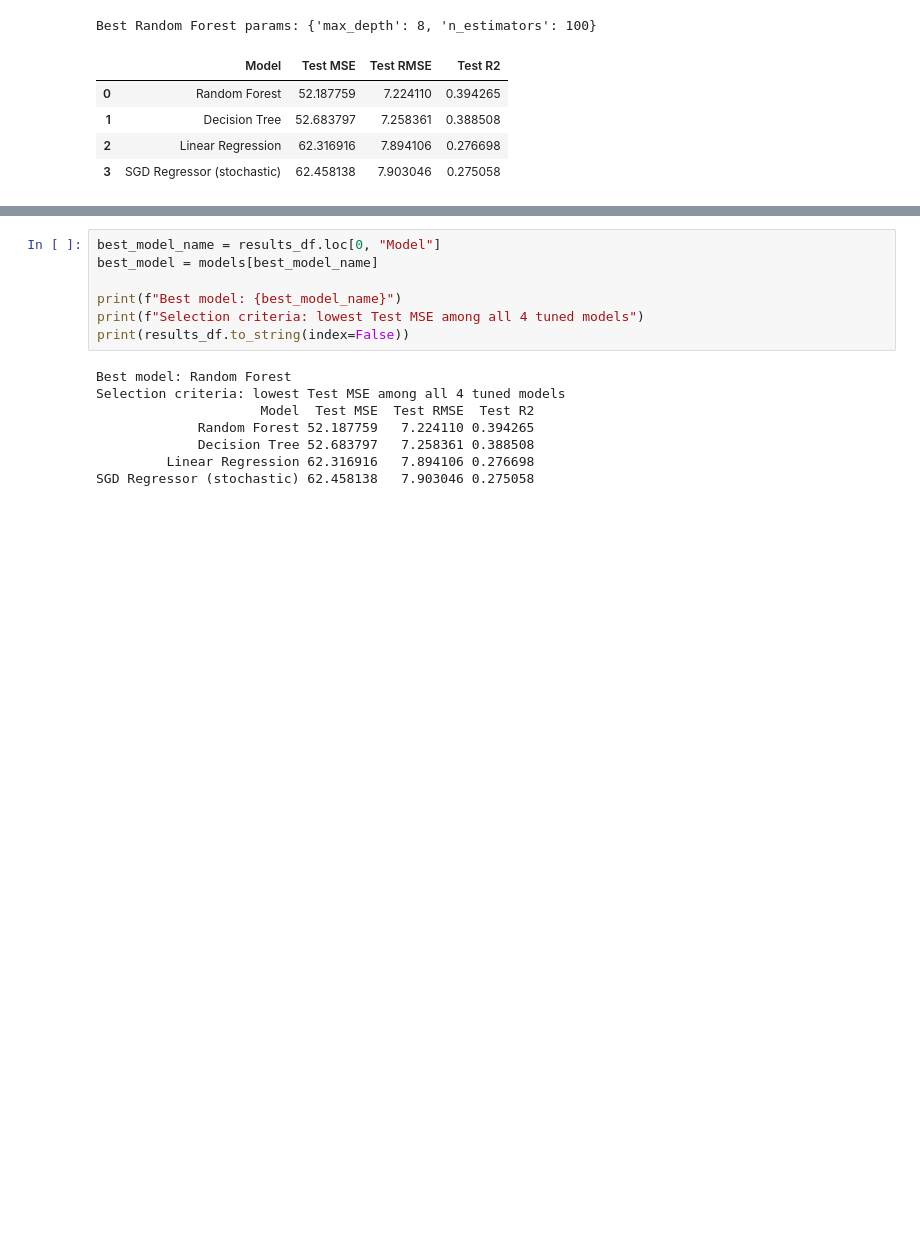
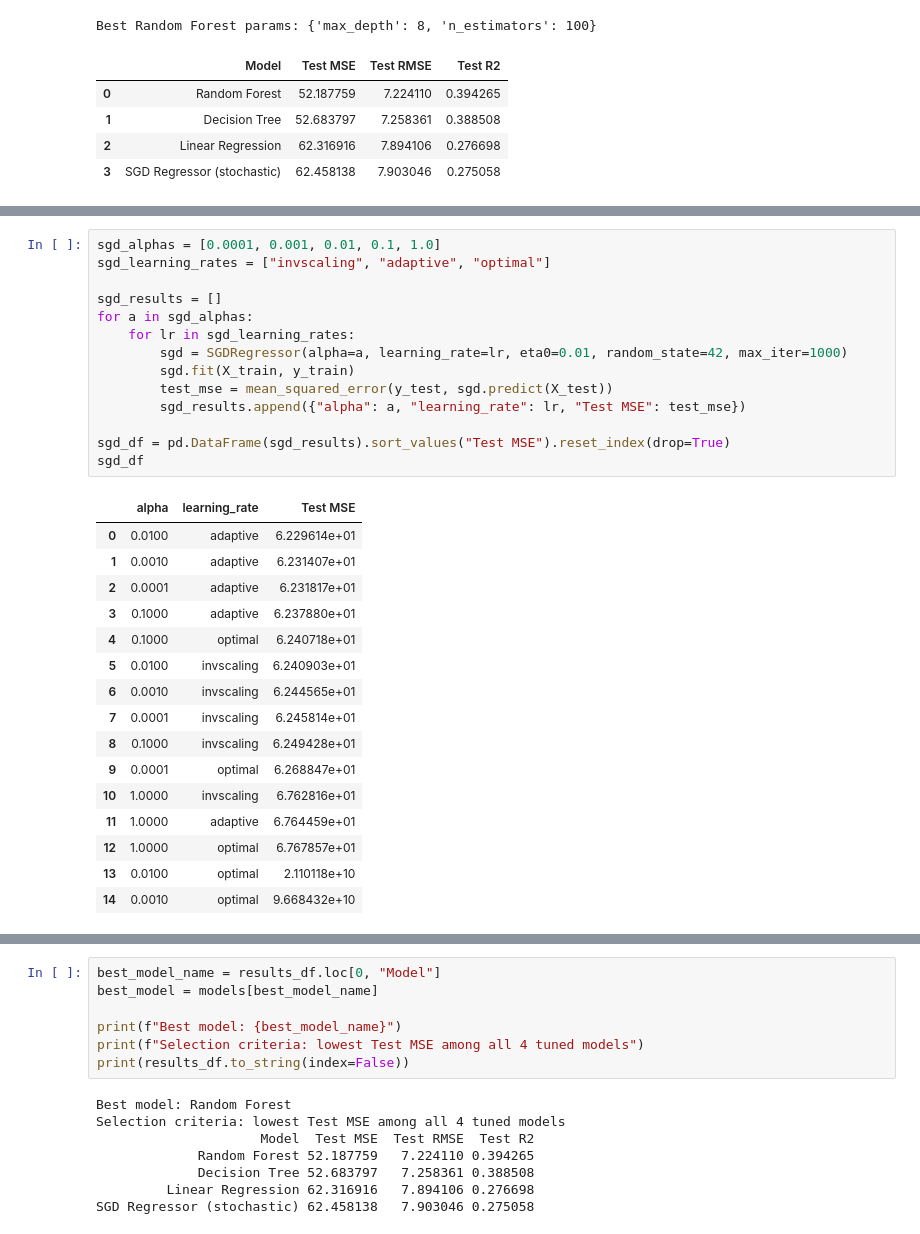
Before and after one commit to Janviere-dev/Linear_Regression_Model, a Jupyter notebook: summative/linear_regression/multivariate.ipynb, the cells around one changed output, grey strips where cells are left out. Cells and saved outputs as stored; diff of their text form; blank space fills up the shorter version.

```diff
--- a/summative/linear_regression/multivariate.ipynb
+++ b/summative/linear_regression/multivariate.ipynb
@@ -468,0 +464,31 @@ Best Random Forest params: {'max_depth': 8, 'n_estimators': 100}
+# %%
+sgd_alphas = [0.0001, 0.001, 0.01, 0.1, 1.0]
+sgd_learning_rates = ["invscaling", "adaptive", "optimal"]
+
+sgd_results = []
+for a in sgd_alphas:
+    for lr in sgd_learning_rates:
+        sgd = SGDRegressor(alpha=a, learning_rate=lr, eta0=0.01, random_state=42, max_iter=1000)
+        sgd.fit(X_train, y_train)
+        test_mse = mean_squared_error(y_test, sgd.predict(X_test))
+        sgd_results.append({"alpha": a, "learning_rate": lr, "Test MSE": test_mse})
+
+sgd_df = pd.DataFrame(sgd_results).sort_values("Test MSE").reset_index(drop=True)
+sgd_df
+# %% [output]
+|  | alpha | learning_rate | Test MSE |
+| 0 | 0.0100 | adaptive | 6.229614e+01 |
+| 1 | 0.0010 | adaptive | 6.231407e+01 |
+| 2 | 0.0001 | adaptive | 6.231817e+01 |
+| 3 | 0.1000 | adaptive | 6.237880e+01 |
+| 4 | 0.1000 | optimal | 6.240718e+01 |
+| 5 | 0.0100 | invscaling | 6.240903e+01 |
+| 6 | 0.0010 | invscaling | 6.244565e+01 |
+| 7 | 0.0001 | invscaling | 6.245814e+01 |
+| 8 | 0.1000 | invscaling | 6.249428e+01 |
+| 9 | 0.0001 | optimal | 6.268847e+01 |
+| 10 | 1.0000 | invscaling | 6.762816e+01 |
+| 11 | 1.0000 | adaptive | 6.764459e+01 |
+| 12 | 1.0000 | optimal | 6.767857e+01 |
+| 13 | 0.0100 | optimal | 2.110118e+10 |
+| 14 | 0.0010 | optimal | 9.668432e+10 |
```
Also changed, not shown: parts of 4 cells of this notebook, 2 other files.
